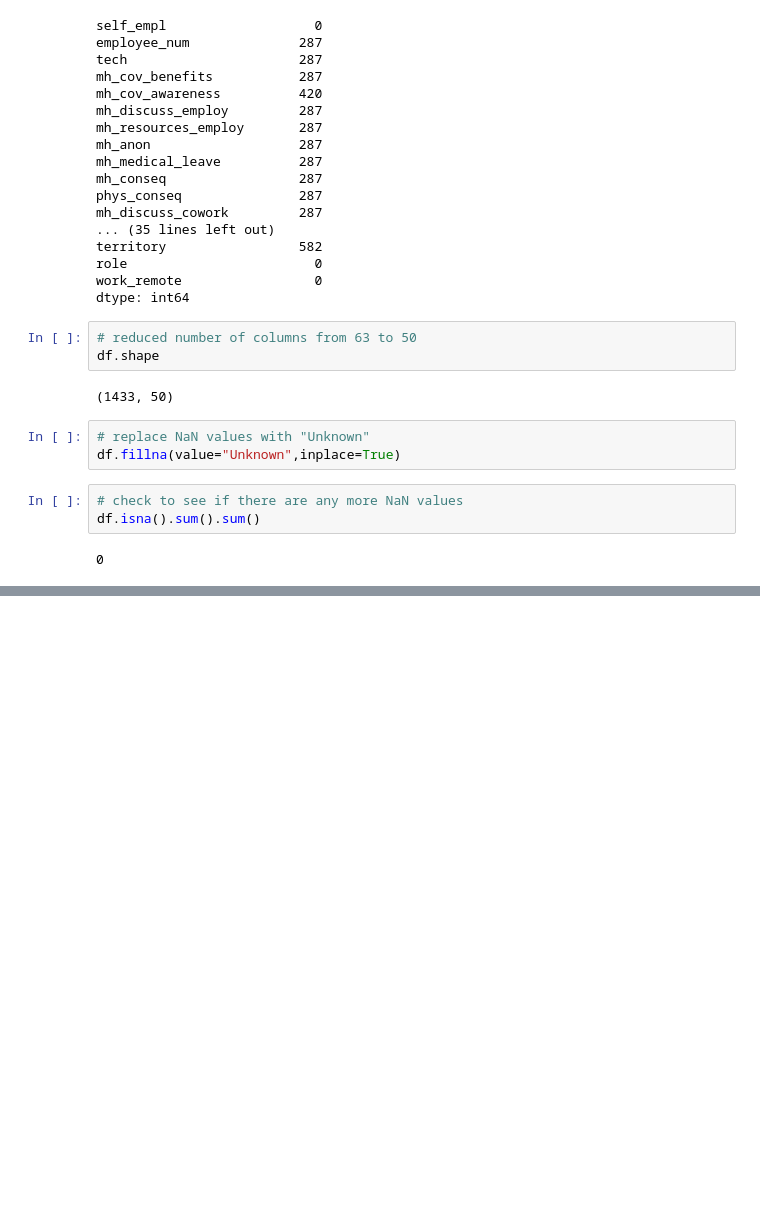
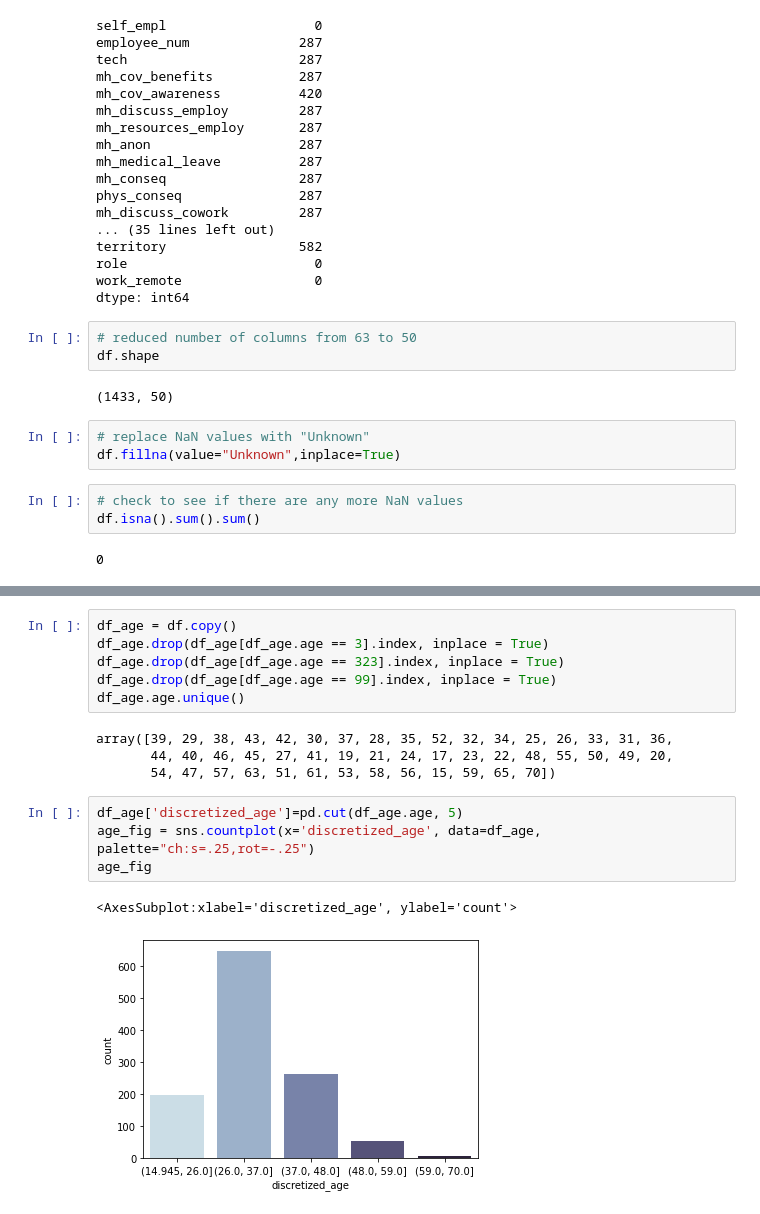
Before and after one commit to hnlp1997/osmi2016_project, a Jupyter notebook: osmi_2016_survey.ipynb, the cells around one changed output, grey strips where cells are left out. Drawn from its saved outputs; the diff is of its cells as text; blank space fills up the shorter version.

```diff
--- a/osmi_2016_survey.ipynb
+++ b/osmi_2016_survey.ipynb
@@ -109,0 +278,17 @@ df.isna().sum().sum()
+# %%
+df_age = df.copy()
+df_age.drop(df_age[df_age.age == 3].index, inplace = True)
+df_age.drop(df_age[df_age.age == 323].index, inplace = True)
+df_age.drop(df_age[df_age.age == 99].index, inplace = True)
+df_age.age.unique()
+# %% [output]
+array([39, 29, 38, 43, 42, 30, 37, 28, 35, 52, 32, 34, 25, 26, 33, 31, 36,
+       44, 40, 46, 45, 27, 41, 19, 21, 24, 17, 23, 22, 48, 55, 50, 49, 20,
+       54, 47, 57, 63, 51, 61, 53, 58, 56, 15, 59, 65, 70])
+# %%
+df_age['discretized_age']=pd.cut(df_age.age, 5)
+age_fig = sns.countplot(x='discretized_age', data=df_age, palette="ch:s=.25,rot=-.25")
+age_fig
+# %% [output]
+<AxesSubplot:xlabel='discretized_age', ylabel='count'>
+[figure, added]
```
Also changed, not shown: parts of 60 cells of this notebook, 1 other file.
